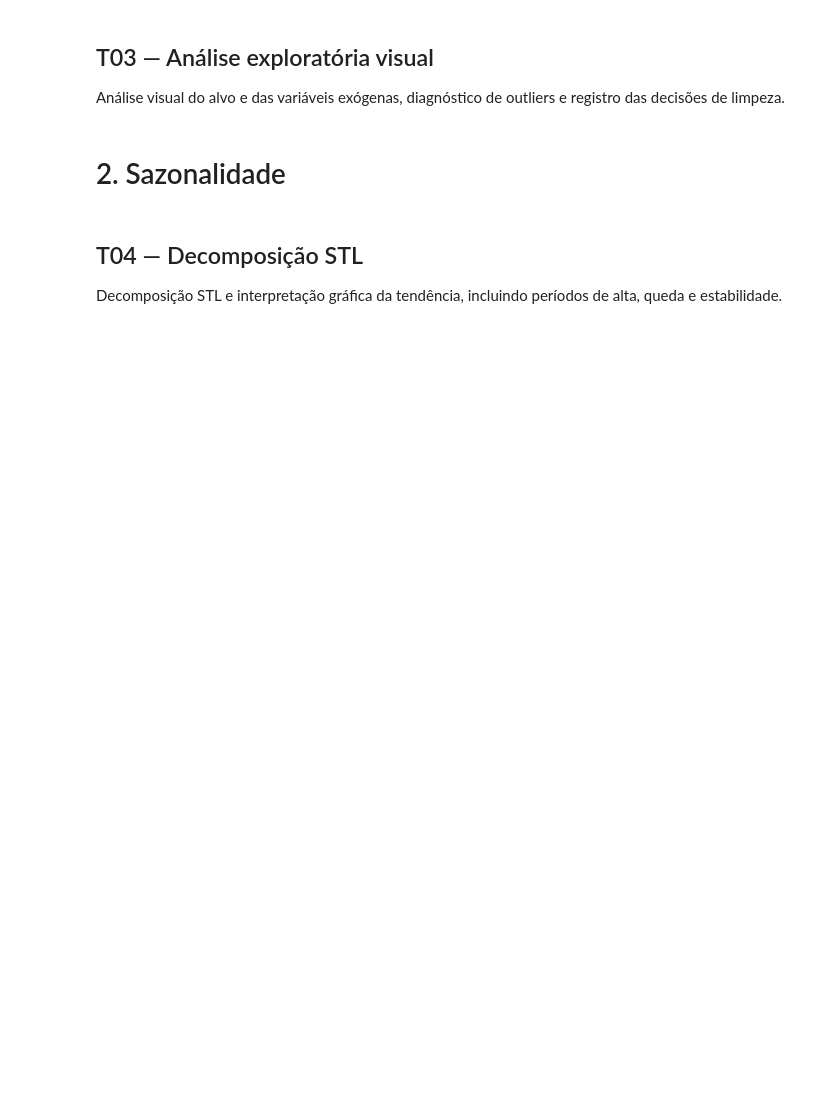
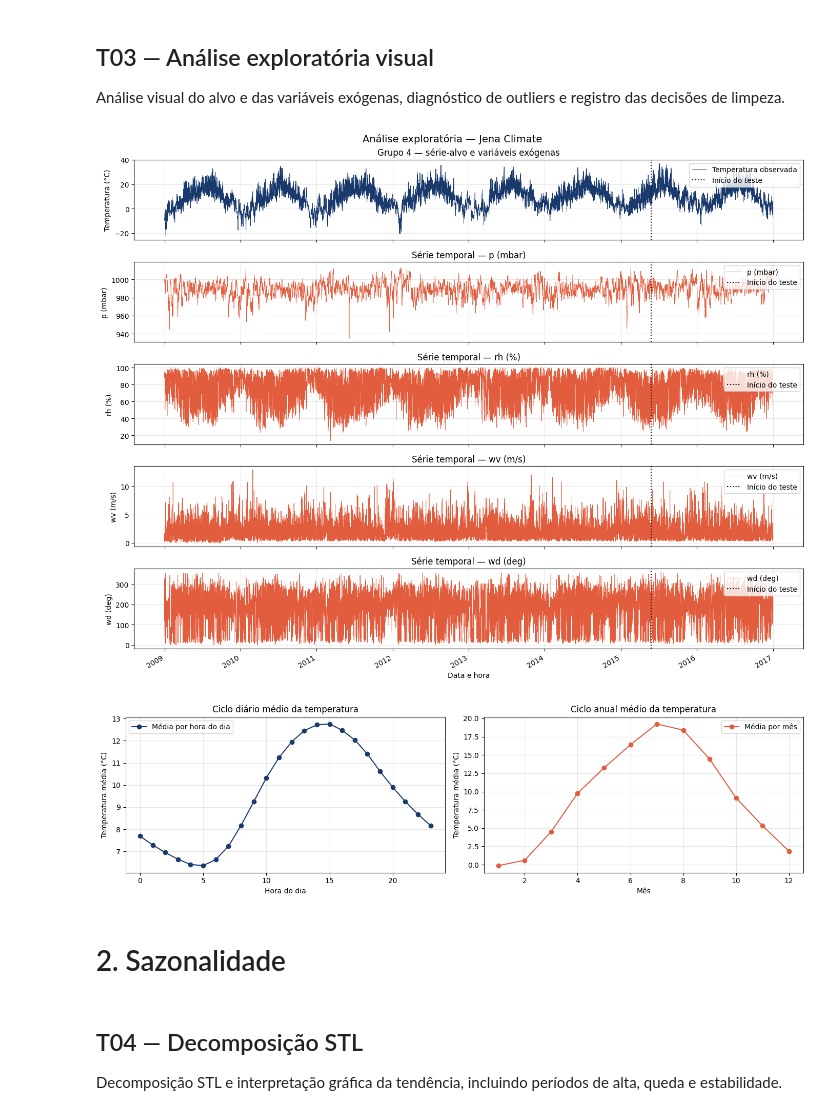
Before and after one commit to Kogake7/ProjetoFinal-SeriesTemporais, a Jupyter notebook: grupo4/sarimax-4.ipynb, the cells around one changed output. Drawn from its saved outputs; the diff is of its cells as text; code cells hidden in the pictures; blank space fills up the shorter version.

Commit message:
SARIMAX com base nova e feature importance corrigida

```diff
--- a/grupo4/sarimax-4.ipynb
+++ b/grupo4/sarimax-4.ipynb
@@ -17,19 +17,19 @@ Previsão da temperatura do ar na base Jena Climate.
 ## Importações e Configurações Padrão
 # %%
 from pathlib import Path
+import gc
 import itertools
 import sys
+import time
+
 import matplotlib.pyplot as plt
 import numpy as np
 import pandas as pd
+from joblib import Parallel, delayed
 from sklearn.metrics import mean_absolute_error, mean_squared_error
 from sklearn.preprocessing import StandardScaler
 from statsmodels.graphics.tsaplots import plot_acf, plot_pacf
 from statsmodels.tsa.statespace.sarimax import SARIMAX
-
-
-
-import sys
 
 PROJECT_ROOT = Path.cwd()
 if not (PROJECT_ROOT / "validacao_bases.py").is_file():
@@ -38,12 +38,12 @@ if not (PROJECT_ROOT / "validacao_bases.py").is_file():
     raise FileNotFoundError("Não foi possível localizar a raiz do projeto.")
 sys.path.insert(0, str(PROJECT_ROOT))
 
-from funcoes_series_temporais import analisar_componente_residual, calcular_forca_sazonalidade, calcular_importancia_features
+from validacao_bases import relatorios_como_dataframe, validar_base
+from funcoes_series_temporais import analisar_componente_residual, calcular_forca_sazonalidade
 
-BASE_NAME = "clima"
-DATA_FILENAME = "base-tratada-4.xlsx"
-DATA_PATH = PROJECT_ROOT / "dados_tratados" / DATA_FILENAME
-DATE_COLUMN = "data"
+DATA_FILENAME = "jena_climate_2009_2016.csv"
+DATA_PATH = PROJECT_ROOT / "grupo4" / DATA_FILENAME
+DATE_COLUMN = "Date Time"
 TARGET_COLUMN = "T (degC)"
 FREQUENCY = "1h"
 TRAIN_RATIO = 0.80
@@ -53,4 +53,6 @@ SEASONAL_PERIOD = 24
 FFILL_LIMIT_HOURS = 6
 BASE_EXOG_COLUMNS = ["p (mbar)", "rh (%)", "wv (m/s)", "wd (deg)"]
 MODEL_EXOG_COLUMNS = ["p (mbar)", "rh (%)", "wv (m/s)", "wd_sin", "wd_cos"]
+
+np.random.seed(SEED)
 # %%
@@ -112,43 +287,59 @@ Análise visual do alvo e das variáveis exógenas, diagnóstico de outliers e r
 # %%
 # T03 — análise exploratória visual
 fig, axes = plt.subplots(
-    len(EXOG_COLUMNS) + 1,
-    1,
-    figsize=(14, 10),
-    sharex=True,
-    squeeze=False,
+    len(BASE_EXOG_COLUMNS) + 1, 1, figsize=(14, 11), sharex=True, squeeze=False
 )
 axes = axes[:, 0]
 
-axes[0].plot(
-    df.index,
-    df[TARGET_COLUMN],
-    color="#1a3a6e",
-    label="Temperatura observada",
-)
+axes[0].plot(df.index, df[TARGET_COLUMN], color="#1a3a6e", linewidth=0.6,
+             label="Temperatura observada")
+axes[0].axvline(INICIO_TESTE, color="#111111", linestyle=":", linewidth=1.5,
+                label="Início do teste")
 axes[0].set_title("Grupo 4 — série-alvo e variáveis exógenas")
 axes[0].set_ylabel("Temperatura (°C)")
 axes[0].legend(loc="upper right")
 axes[0].grid(True, alpha=0.3)
 
-for ax, coluna in zip(axes[1:], EXOG_COLUMNS):
-    ax.plot(
-        df.index,
-        df[coluna],
-        linewidth=0.7,
-        color="#e25c3e",
-        label=coluna,
-    )
+for ax, coluna in zip(axes[1:], BASE_EXOG_COLUMNS):
+    ax.plot(df.index, df[coluna], linewidth=0.6, color="#e25c3e", label=coluna)
+    ax.axvline(INICIO_TESTE, color="#111111", linestyle=":", linewidth=1.5,
+               label="Início do teste")
     ax.set_title(f"Série temporal — {coluna}")
     ax.set_ylabel(coluna)
     ax.legend(loc="upper right")
     ax.grid(True, alpha=0.3)
 
-axes[-1].set_xlabel("Ano")
+axes[-1].set_xlabel("Data e hora")
 fig.suptitle("Análise exploratória — Jena Climate", fontsize=14)
 fig.autofmt_xdate()
 plt.tight_layout()
 plt.show()
+
+# Perfil médio por hora do dia e por mês: a sazonalidade que o m = 24 e as
+# exógenas de calendário precisam capturar.
+fig, (eixo_hora, eixo_mes) = plt.subplots(1, 2, figsize=(14, 4))
+perfil_hora = df[TARGET_COLUMN].groupby(df.index.hour).mean()
+eixo_hora.plot(perfil_hora.index, perfil_hora.to_numpy(), marker="o",
+               color="#1a3a6e", label="Média por hora do dia")
+eixo_hora.set_title("Ciclo diário médio da temperatura")
+eixo_hora.set_xlabel("Hora do dia")
+eixo_hora.set_ylabel("Temperatura média (°C)")
+eixo_hora.legend()
+eixo_hora.grid(alpha=0.3)
+
+perfil_mes = df[TARGET_COLUMN].groupby(df.index.month).mean()
+eixo_mes.plot(perfil_mes.index, perfil_mes.to_numpy(), marker="o",
+              color="#e25c3e", label="Média por mês")
+eixo_mes.set_title("Ciclo anual médio da temperatura")
+eixo_mes.set_xlabel("Mês")
+eixo_mes.set_ylabel("Temperatura média (°C)")
+eixo_mes.legend()
+eixo_mes.grid(alpha=0.3)
+plt.tight_layout()
+plt.show()
+# %% [output]
+[figure, added]
+[figure, added]
 # %% [markdown]
 # 2. Sazonalidade
 # %% [markdown]
```
Also changed, not shown: parts of 18 cells of this notebook.
